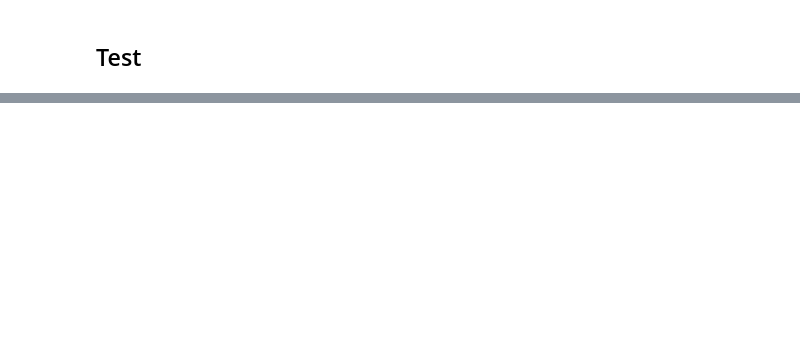
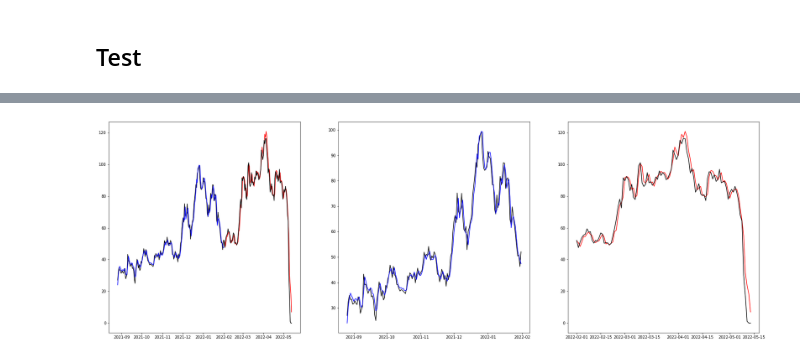
Before and after one commit to TamoToo/PitE_Project, a Jupyter notebook: test_ML+DL.ipynb, the cells around one changed output, grey strips where cells are left out. Saved outputs shown, nothing was run; the diff lists cells and outputs as text; code cells hidden in the pictures; blank space fills up the shorter version.

```diff
--- a/test_ML+DL.ipynb
+++ b/test_ML+DL.ipynb
@@ -230,0 +260,3 @@ def LstmModel():
+# %%
+lstm_model = build_lstm_model(X_train, output_size=1, neurons=lstm_neurons, dropout=dropout, loss=loss, optimizer=optimizer)
+lstm_model.summary()
@@ -230,0 +281,2 @@ def LstmModel():
+# %%
+hist = lstm_model.fit(X_train, y_train, validation_data=(X_test, y_test), epochs=epochs, batch_size=batch_size, verbose=1, shuffle=True)
@@ -230,0 +301,17 @@ def LstmModel():
+# %%
+# make predictions
+train_prediction = lstm_model.predict(X_train)
+test_prediction = lstm_model.predict(X_test)
+
+# invert predictions
+
+# create empty table with 4 fields
+train_prediction_dataset_like, test_prediction_dataset_like = np.zeros(shape=(len(train_prediction), X_train.shape[1])), np.zeros(shape=(len(test_prediction), X_test.shape[1]))
+# put the predicted values in the right field
+train_prediction_dataset_like[:,0], test_prediction_dataset_like[:,0] = train_prediction[:,0], test_prediction[:,0]
+# inverse transform and then select the right field
+train_prediction, test_prediction = X_scaler.inverse_transform(train_prediction_dataset_like)[:,0], X_scaler.inverse_transform(test_prediction_dataset_like)[:,0]
+train_prediction, test_prediction = train_prediction.reshape(-1,1), test_prediction.reshape(-1,1)
+
+y_train = y_scaler.inverse_transform(y_train)
+y_test = y_scaler.inverse_transform(y_test)
@@ -230,0 +343,17 @@ def LstmModel():
+# %%
+train_size = X_train.shape[0]
+# %%
+f,axs = plt.subplots(1,3,figsize=(30,10))
+
+axs[0].plot(df['date'][:train_size], df['close'][:train_size], color='black')
+axs[0].plot(df['date'][:train_size], train_prediction, color='blue')
+axs[0].plot(df['date'][train_size:], test_prediction, color='red')
+axs[0].plot(df['date'][train_size:], df['close'][train_size:], color='black')
+axs[1].plot(df['date'][:train_size], df['close'][:train_size], color='black')
+axs[1].plot(df['date'][:train_size], train_prediction, color='blue')
+axs[2].plot(df['date'][train_size:], test_prediction, color='red')
+axs[2].plot(df['date'][train_size:], df['close'][train_size:], color='black')
+
+plt.show()
+# %% [output]
+[figure, added]
```
Also changed, not shown: parts of 20 cells of this notebook, 4 other files.
